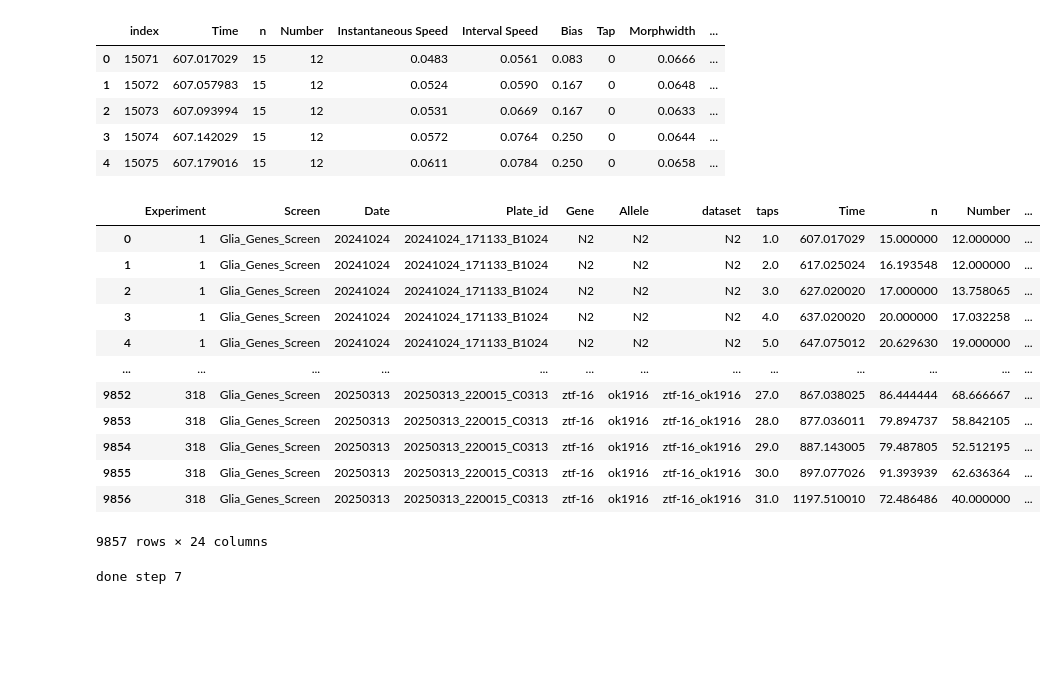
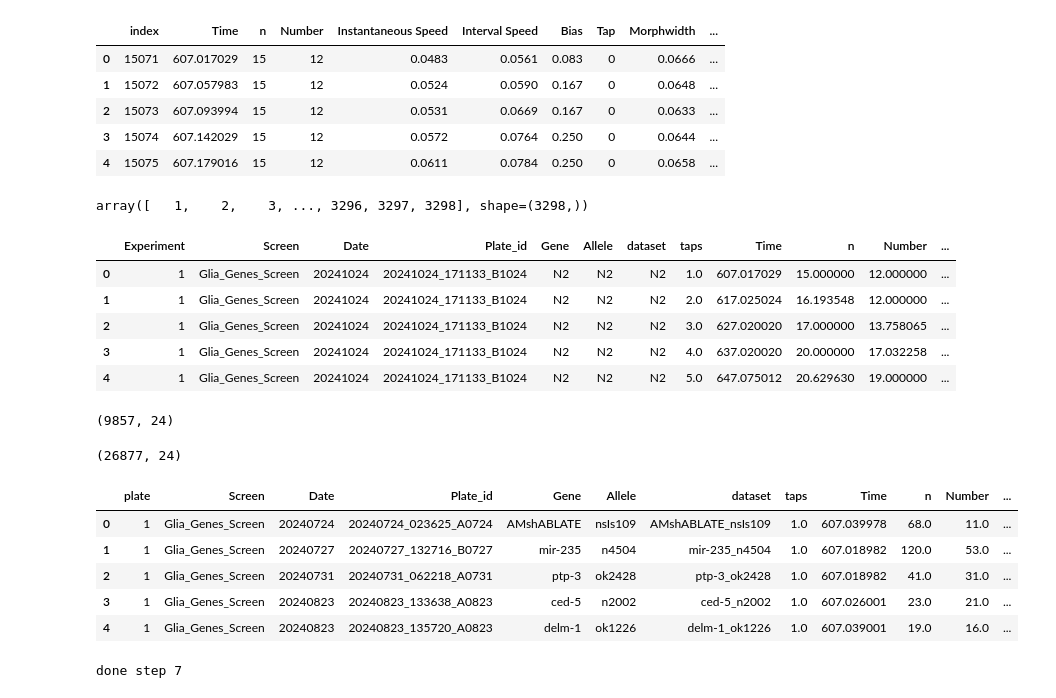
Before and after one commit to JosephLiangUBC/MWT_Dashboard, a Jupyter notebook: Step3_Tap_Baseline_Data_Analyses.ipynb, the cells around one changed output. Saved outputs shown, nothing was run; the diff lists cells and outputs as text; code cells hidden in the pictures; blank space fills up the shorter version.

```diff
--- a/Step3_Tap_Baseline_Data_Analyses.ipynb
+++ b/Step3_Tap_Baseline_Data_Analyses.ipynb
@@ -204,7 +204,7 @@ def ProcessData(strain, experiment_counter):
 
 
 
-def assign_taps(df, tolerances):
+def assign_taps(df, psa_tolerances):
     """
     Assigns tap number to each row in the DataFrame based on time tolerances.
 
@@ -505,6 +494,10 @@ Post_stimulus_data_pre.head()
 | 2 | 15073 | 607.093994 | 15 | 12 | 0.0531 | 0.0669 | 0.167 | 0 | 0.0633 | ... |
 | 3 | 15074 | 607.142029 | 15 | 12 | 0.0572 | 0.0764 | 0.250 | 0 | 0.0644 | ... |
 | 4 | 15075 | 607.179016 | 15 | 12 | 0.0611 | 0.0784 | 0.250 | 0 | 0.0658 | ... |
+# %%
+Post_stimulus_data_pre['plate'].unique()
+# %% [output]
+array([   1,    2,    3, ..., 3296, 3297, 3298], shape=(3298,))
 # %%
 # # Create windows from 7s to 9.5s post a tap ("Tap"=1) for each experiment
 # # and concatenate all these wondows into a single dataframe
@@ -527,39 +520,32 @@ Post_stimulus_data_pre.head()
 
 # Post_stimulus_data_pre['Time'] = Post_stimulus_data_pre['Time'].astype('float32')
 
-Post_stimulus_data = Post_stimulus_data_pre.groupby(['Experiment','Screen','Date','Plate_id','Gene','Allele','dataset', "taps"]).agg({
+Post_stimulus_data = Post_stimulus_data_pre.groupby(['Experiment','Screen','Date','Plate_id','Gene','Allele','dataset', "taps",]).agg({
     'Time': 'min', # take minimum valu of time instead of mean
     'n': 'mean',
     'Number': 'mean',
     'Instantaneous Speed': 'mean',
     'Interval Speed' : 'mean',
     'Bias': 'mean',
     'Tap': 'mean',
     'Morphwidth': 'mean',
     'Midline': 'mean',
     'Area': 'mean',
     'Angular Speed': 'mean',
     'Aspect Ratio': 'mean',
     'Kink': 'mean',
     'Curve': 'mean',
     'Crab': 'mean',
     'Pathlength': 'mean'
 })
 
 Post_stimulus_data = Post_stimulus_data.reset_index()
 
-Post_stimulus_data
+Post_stimulus_data.head()
 # %% [output]
 |  | Experiment | Screen | Date | Plate_id | Gene | Allele | dataset | taps | Time | n | Number | ... |
 | 0 | 1 | Glia_Genes_Screen | 20241024 | 20241024_171133_B1024 | N2 | N2 | N2 | 1.0 | 607.017029 | 15.000000 | 12.000000 | ... |
 | 1 | 1 | Glia_Genes_Screen | 20241024 | 20241024_171133_B1024 | N2 | N2 | N2 | 2.0 | 617.025024 | 16.193548 | 12.000000 | ... |
 | 2 | 1 | Glia_Genes_Screen | 20241024 | 20241024_171133_B1024 | N2 | N2 | N2 | 3.0 | 627.020020 | 17.000000 | 13.758065 | ... |
 | 3 | 1 | Glia_Genes_Screen | 20241024 | 20241024_171133_B1024 | N2 | N2 | N2 | 4.0 | 637.020020 | 20.000000 | 17.032258 | ... |
 | 4 | 1 | Glia_Genes_Screen | 20241024 | 20241024_171133_B1024 | N2 | N2 | N2 | 5.0 | 647.075012 | 20.629630 | 19.000000 | ... |
-| ... | ... | ... | ... | ... | ... | ... | ... | ... | ... | ... | ... | ... |
-| 9852 | 318 | Glia_Genes_Screen | 20250313 | 20250313_220015_C0313 | ztf-16 | ok1916 | ztf-16_ok1916 | 27.0 | 867.038025 | 86.444444 | 68.666667 | ... |
-| 9853 | 318 | Glia_Genes_Screen | 20250313 | 20250313_220015_C0313 | ztf-16 | ok1916 | ztf-16_ok1916 | 28.0 | 877.036011 | 79.894737 | 58.842105 | ... |
-| 9854 | 318 | Glia_Genes_Screen | 20250313 | 20250313_220015_C0313 | ztf-16 | ok1916 | ztf-16_ok1916 | 29.0 | 887.143005 | 79.487805 | 52.512195 | ... |
-| 9855 | 318 | Glia_Genes_Screen | 20250313 | 20250313_220015_C0313 | ztf-16 | ok1916 | ztf-16_ok1916 | 30.0 | 897.077026 | 91.393939 | 62.636364 | ... |
-| 9856 | 318 | Glia_Genes_Screen | 20250313 | 20250313_220015_C0313 | ztf-16 | ok1916 | ztf-16_ok1916 | 31.0 | 1197.510010 | 72.486486 | 40.000000 | ... |
-9857 rows × 24 columns
@@ -566,3 +554,43 @@ Post_stimulus_data
+# %%
+Post_stimulus_data.shape
+# %% [output]
+(9857, 24)
+# %%
+# Aggregate columns by "Experiment" + "taps" by taking their means
+
+# Post_stimulus_data_pre['Time'] = Post_stimulus_data_pre['Time'].astype('float32')
+
+Post_stimulus_data2 = Post_stimulus_data_pre.groupby(['plate','Screen','Date','Plate_id','Gene','Allele','dataset', "taps",]).agg({
+    'Time': 'min', # take minimum valu of time instead of mean
+    'n': 'mean',
+    'Number': 'mean',
+    'Instantaneous Speed': 'mean',
+    'Interval Speed' : 'mean',
+    'Bias': 'mean',
+    'Tap': 'mean',
+    'Morphwidth': 'mean',
+    'Midline': 'mean',
+    'Area': 'mean',
+    'Angular Speed': 'mean',
+    'Aspect Ratio': 'mean',
+    'Kink': 'mean',
+    'Curve': 'mean',
+    'Crab': 'mean',
+    'Pathlength': 'mean'
+})
+
+Post_stimulus_data2 = Post_stimulus_data2.reset_index()
+
+print(Post_stimulus_data2.shape)
+Post_stimulus_data2.head()
+# %% [output]
+(26877, 24)
+|  | plate | Screen | Date | Plate_id | Gene | Allele | dataset | taps | Time | n | Number | ... |
+| 0 | 1 | Glia_Genes_Screen | 20240724 | 20240724_023625_A0724 | AMshABLATE | nsIs109 | AMshABLATE_nsIs109 | 1.0 | 607.039978 | 68.0 | 11.0 | ... |
+| 1 | 1 | Glia_Genes_Screen | 20240727 | 20240727_132716_B0727 | mir-235 | n4504 | mir-235_n4504 | 1.0 | 607.018982 | 120.0 | 53.0 | ... |
+| 2 | 1 | Glia_Genes_Screen | 20240731 | 20240731_062218_A0731 | ptp-3 | ok2428 | ptp-3_ok2428 | 1.0 | 607.018982 | 41.0 | 31.0 | ... |
+| 3 | 1 | Glia_Genes_Screen | 20240823 | 20240823_133638_A0823 | ced-5 | n2002 | ced-5_n2002 | 1.0 | 607.026001 | 23.0 | 21.0 | ... |
+| 4 | 1 | Glia_Genes_Screen | 20240823 | 20240823_135720_A0823 | delm-1 | ok1226 | delm-1_ok1226 | 1.0 | 607.039001 | 19.0 | 16.0 | ... |
 # %%
 print('done step 7')
 # %% [output]
```
Also changed, not shown: parts of 7 cells of this notebook.
